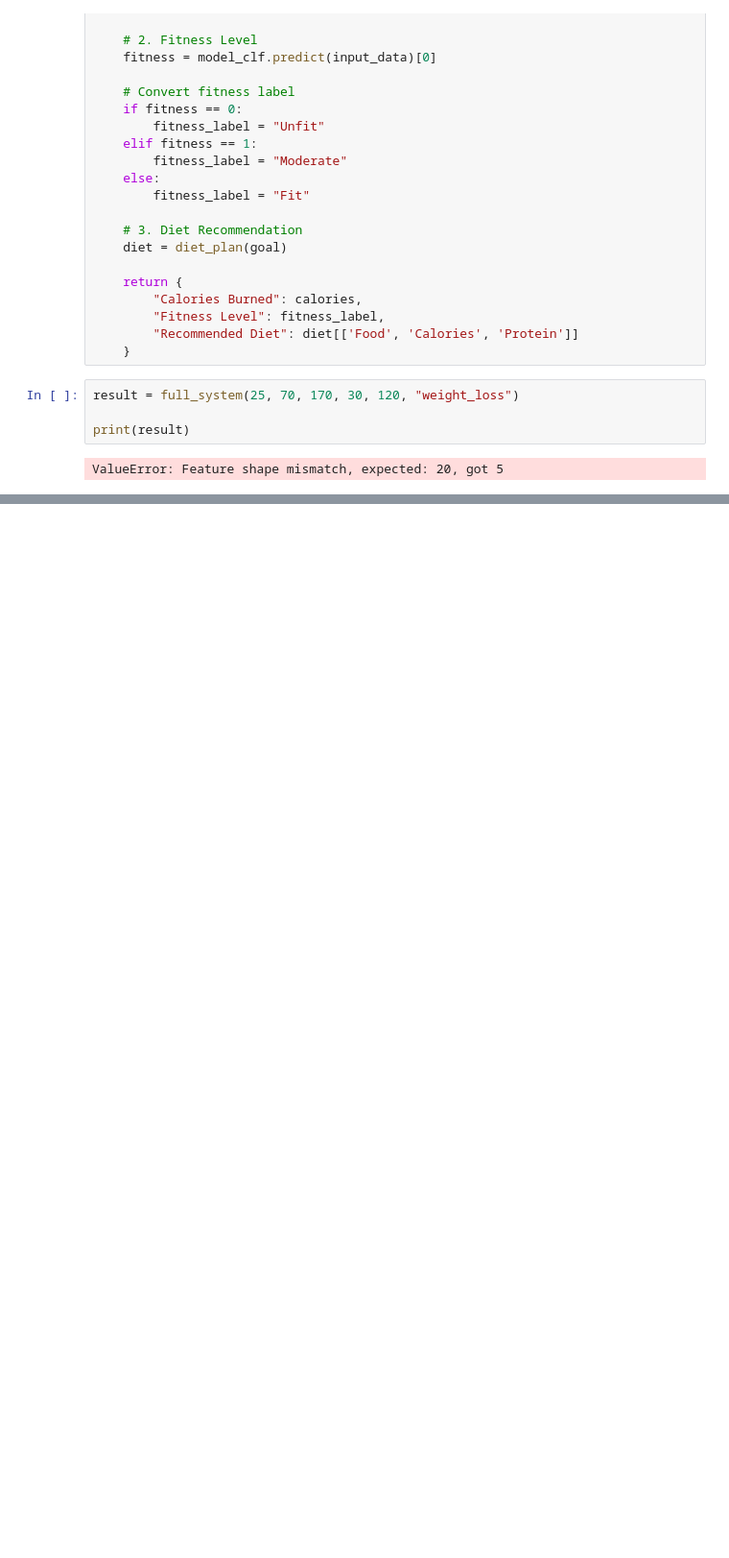
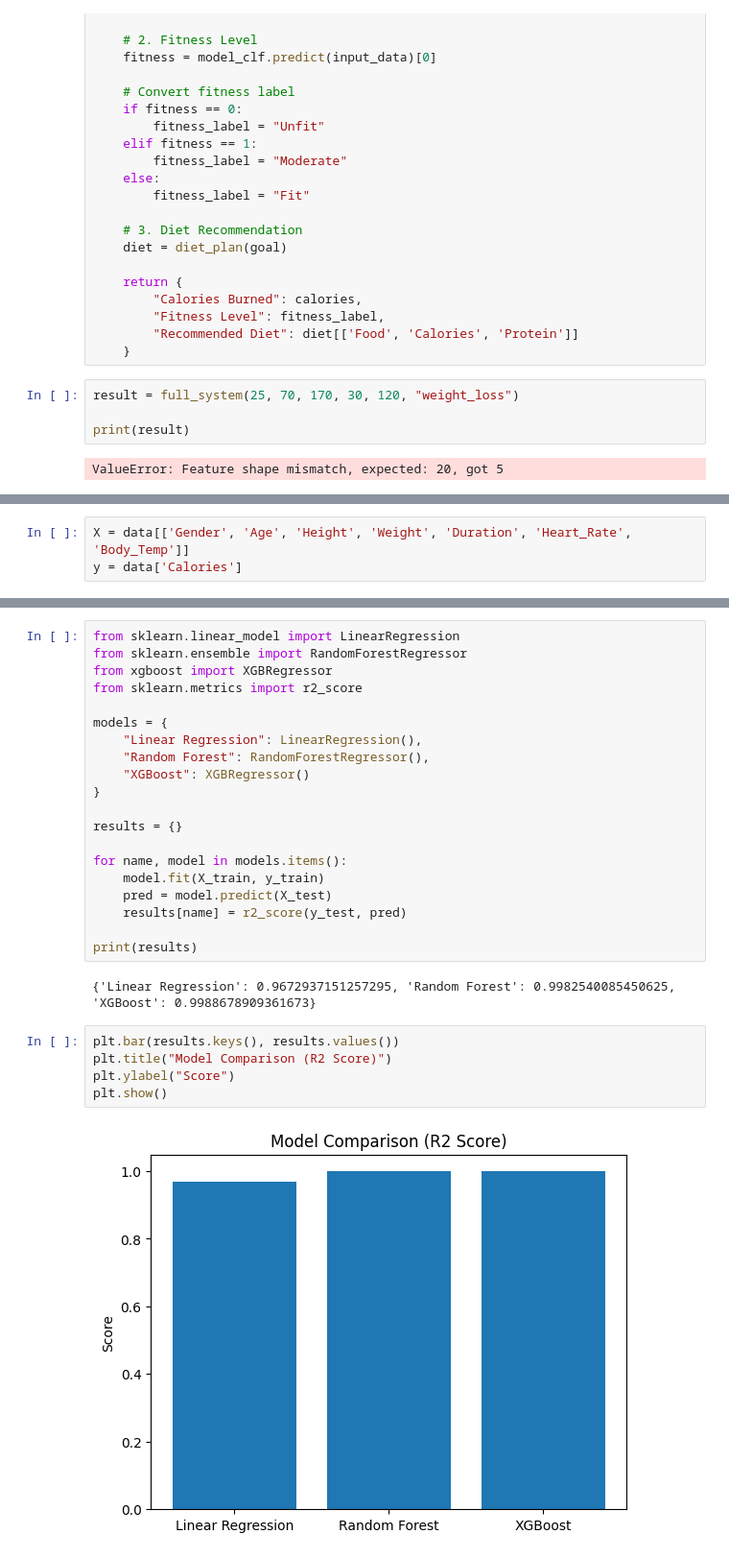
Before and after one commit to Lingeshkumar24-code/AI-Fitness-Health-System, a Jupyter notebook: calories.ipynb, the cells around one changed output, grey strips where cells are left out. Shown at 96% size. Drawn from its saved outputs; the diff is of its cells as text; blank space fills up the shorter version.

```diff
--- a/calories.ipynb
+++ b/calories.ipynb
@@ -449,0 +509,3 @@ ValueError: Feature shape mismatch, expected: 20, got 5
+# %%
+X = data[['Gender', 'Age', 'Height', 'Weight', 'Duration', 'Heart_Rate', 'Body_Temp']]
+y = data['Calories']
@@ -449,0 +710,29 @@ ValueError: Feature shape mismatch, expected: 20, got 5
+# %%
+from sklearn.linear_model import LinearRegression
+from sklearn.ensemble import RandomForestRegressor
+from xgboost import XGBRegressor
+from sklearn.metrics import r2_score
+
+models = {
+    "Linear Regression": LinearRegression(),
+    "Random Forest": RandomForestRegressor(),
+    "XGBoost": XGBRegressor()
+}
+
+results = {}
+
+for name, model in models.items():
+    model.fit(X_train, y_train)
+    pred = model.predict(X_test)
+    results[name] = r2_score(y_test, pred)
+
+print(results)
+# %% [output]
+{'Linear Regression': 0.9672937151257295, 'Random Forest': 0.9982540085450625, 'XGBoost': 0.9988678909361673}
+# %%
+plt.bar(results.keys(), results.values())
+plt.title("Model Comparison (R2 Score)")
+plt.ylabel("Score")
+plt.show()
+# %% [output]
+[figure, added]
```
Also changed, not shown: parts of 33 cells of this notebook.
